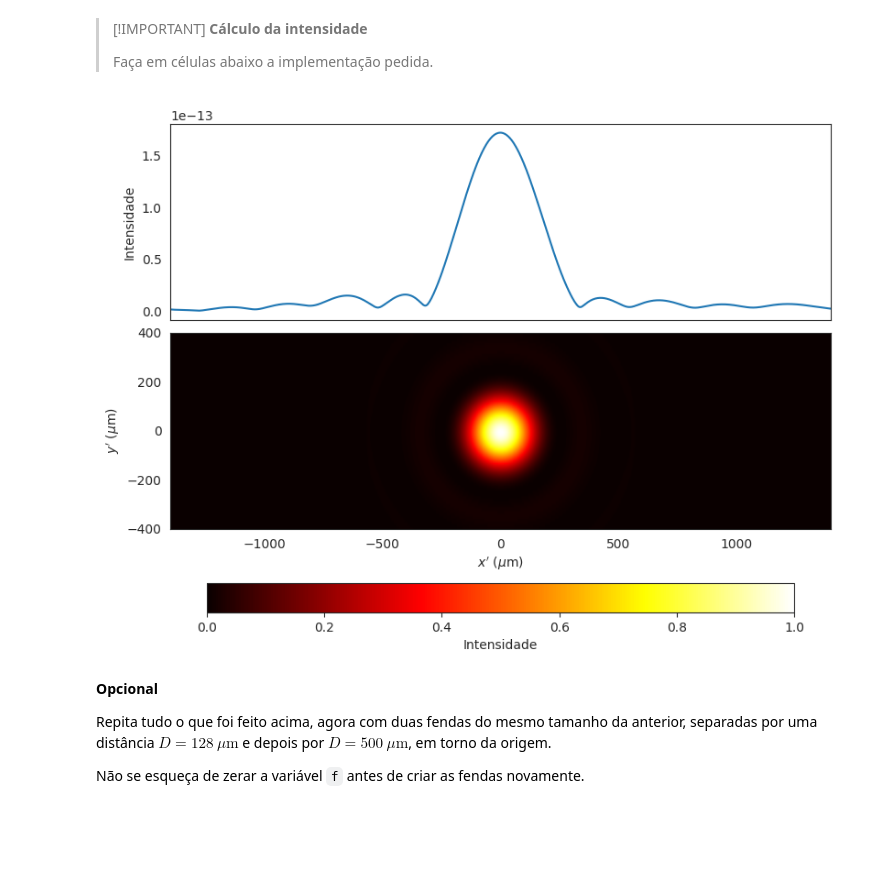
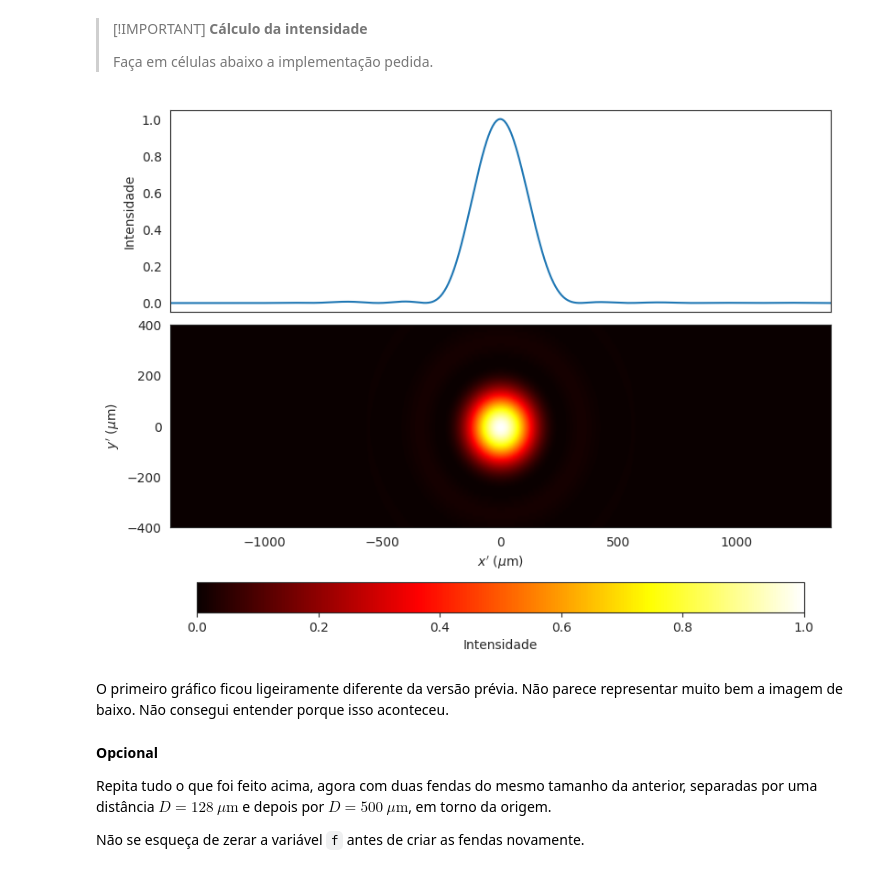
Before and after one commit to igor-inoue/trabalho_2, a Jupyter notebook: 02-trabalho_2.ipynb, the cells around one changed output. Cells and saved outputs as stored; diff of their text form; code cells hidden in the pictures; blank space fills up the shorter version.

```diff
--- a/02-trabalho_2.ipynb
+++ b/02-trabalho_2.ipynb
@@ -700,36 +700,38 @@ Vamos fazer isso de forma eficiente utilizando o pacote `fft` do SciPy.
 ####################################################
 
 L = 5 * 10 ** 6 # define L conforme o enunciado
 lb = 0.00185 # define lambda conforme o enunciado
 k = 2 * np.pi / lb # define k conforme o enunciado
 
 import scipy.fft as spfft
 
 fft_G = spfft.fft2( f * np.exp(1j * k / (2 * L) * (xc ** 2 + yc ** 2)) ) # função g da equação
 G = spfft.fftshift(fft_G)
 
 # cria o gráfico
 fig, ax = plt.subplots(2,1,sharex=True,figsize=(8,6), dpi=100,constrained_layout=True)
 
 Lx_screen = Nx*L*lb/(4*Lx)
 Ly_screen = Ny*L*lb/(4*Ly)
 
 abs_G = abs(G)
 
-ax[0].plot(np.linspace(-Lx_screen,Lx_screen, len(abs_G[0])), abs_G[0])
-ax[0].set_ylabel(r"Intensidade")
+ax[0].plot(np.linspace(-Lx_screen,Lx_screen, len(abs_G[0])), abs_G[0]**2/(abs_G[0]**2).max()) # o resultado é modulado pela intensidade máxima.
+ax[0].set_ylabel(r"Intensidade") # nomeia o eixo y do primeiro gráfico
 
 grafico = ax[1].imshow(abs_G**2/(abs_G**2).max(), cmap ='hot', extent = [-Lx_screen,Lx_screen,-Ly_screen,Ly_screen], interpolation = "bilinear", aspect="auto") # espectro na parte inferior
 
 ax[1].set_xlim(-Lx, Lx) # define os limites do eixo x do segundo gráfico de -Lx até Lx
 ax[1].set_ylim(-Ly, Ly) # define os limites do eixo y do segundo gráfico de -Ly até Ly
 
 ax[1].set_xlabel('$x\'~(\\mu\\mathrm{m})$') # nomeia o eixo y
 ax[1].set_ylabel('$y\'~(\\mu\\mathrm{m})$') # nomeia o eixo x
 
 fig.colorbar(grafico, orientation="horizontal").set_label("Intensidade")
 # %% [output]
-[figure, old version]
+[figure, new version]
+# %% [markdown]
+O primeiro gráfico ficou ligeiramente diferente da versão prévia. Não parece representar muito bem a imagem de baixo. Não consegui entender porque isso aconteceu.
 # %% [markdown]
 **Opcional**
 
```
